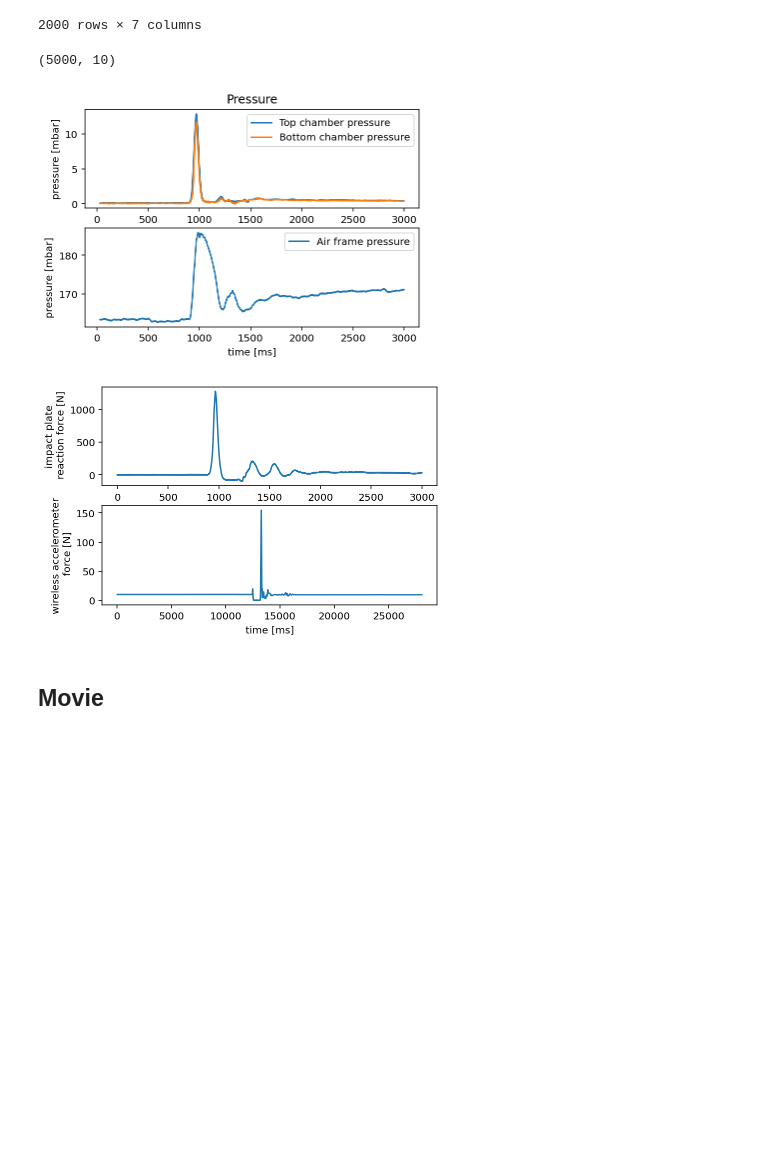
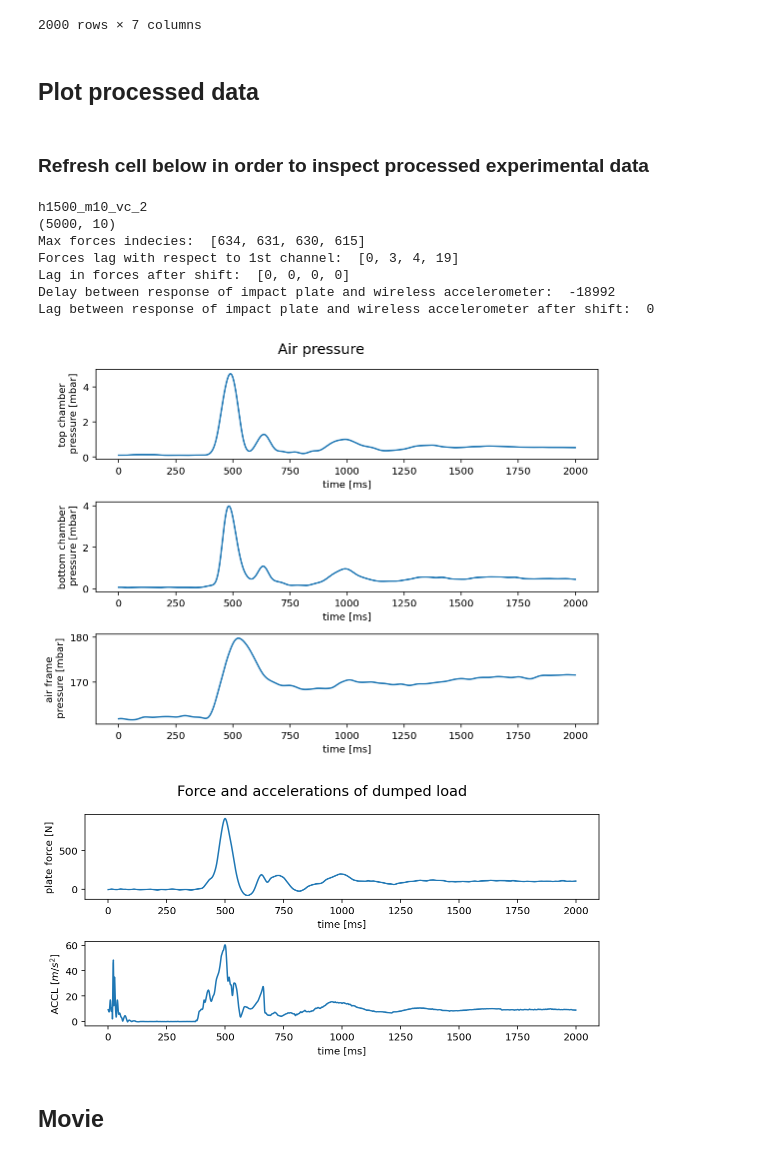
Before and after one commit to Diodak92/Adaptive-Air-Cushion, a Jupyter notebook: experimental_results_for_adaptive_air_caution.ipynb, the cells around one changed output. Saved outputs shown, nothing was run; the diff lists cells and outputs as text; code cells hidden in the pictures; blank space fills up the shorter version.

```diff
--- a/experimental_results_for_adaptive_air_caution.ipynb
+++ b/experimental_results_for_adaptive_air_caution.ipynb
@@ -398,9 +368,58 @@ def plot_data(crio_filename, shimmer_filename):
-# %%
-plot_data(file_names['data_crio'][16], file_names['data_shimmer'][16])
-# %% [output]
-(5000, 10)
-[figure, removed]
-[figure, removed]
+# %% [markdown]
+## Plot processed data
+# %%
+def plot_processed_data(filename):
+
+    # load data
+    processed_data = process_exp_dat(filename)
+
+    col_names = ['Top chamber pressure', 'Bottom chamber pressure', 'Air frame pressure']
+    y_labels = ['top chamber\n pressure [mbar]',
+                'bottom chamber\n pressure [mbar]',
+                'air frame\n pressure [mbar]']
+
+    # plot pressure
+    fig1, axs1 = plt.subplots(3, 1, figsize=(8,6))
+    for i in range(3):
+        axs1[i].plot(processed_data[col_names[i]])
+        axs1[i].set_xlabel('time [ms]')
+        axs1[i].set_ylabel(y_labels[i])
+    fig1.suptitle('Air pressure', fontsize='x-large')
+    fig1.tight_layout()
+    plt.show()
+
+    # plot forces and acceleration
+    fig2, axs2 = plt.subplots(2, 1, figsize=(8,4))
+    axs2[0].plot(processed_data['Plate force'])
+    axs2[0].set_xlabel('time [ms]')
+    axs2[0].set_ylabel('plate force [N]')
+    axs2[1].plot(processed_data['ACCL'])
+    axs2[1].set_xlabel('time [ms]')
+    axs2[1].set_ylabel('ACCL ' + r'$[m/s^2]$')
+    fig2.suptitle('Force and accelerations of dumped load', fontsize='x-large')
+    fig2.tight_layout()
+    plt.show()
+
+    pass
+# %% [markdown]
+### Refresh cell below in order to inspect processed experimental data
+# %%
+try:
+    filename = next(filename_iter)
+    print(filename)
+    plot_processed_data(filename)
+except StopIteration:
+    print('No more data to plot!')
+# %% [output]
+h1500_m10_vc_2
+(5000, 10)
+Max forces indecies:  [634, 631, 630, 615]
+Forces lag with respect to 1st channel:  [0, 3, 4, 19]
+Lag in forces after shift:  [0, 0, 0, 0]
+Delay between response of impact plate and wireless accelerometer:  -18992
+Lag between response of impact plate and wireless accelerometer after shift:  0
+[figure, added]
+[figure, added]
 # %% [markdown]
 ## Movie
 # %%
```
Also changed, not shown: parts of 3 cells of this notebook.
